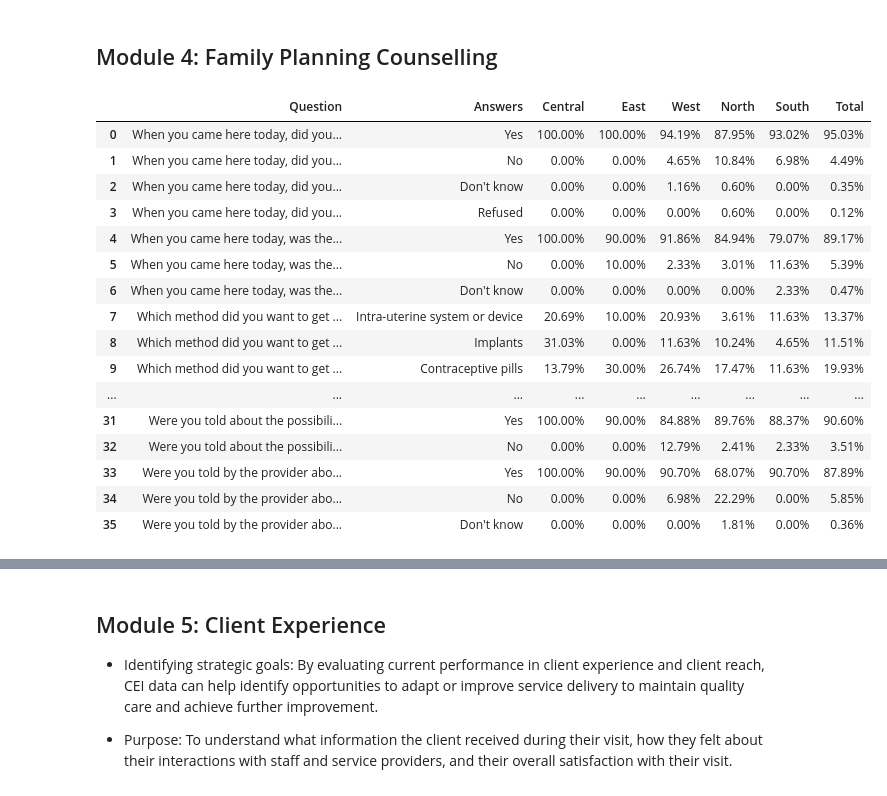
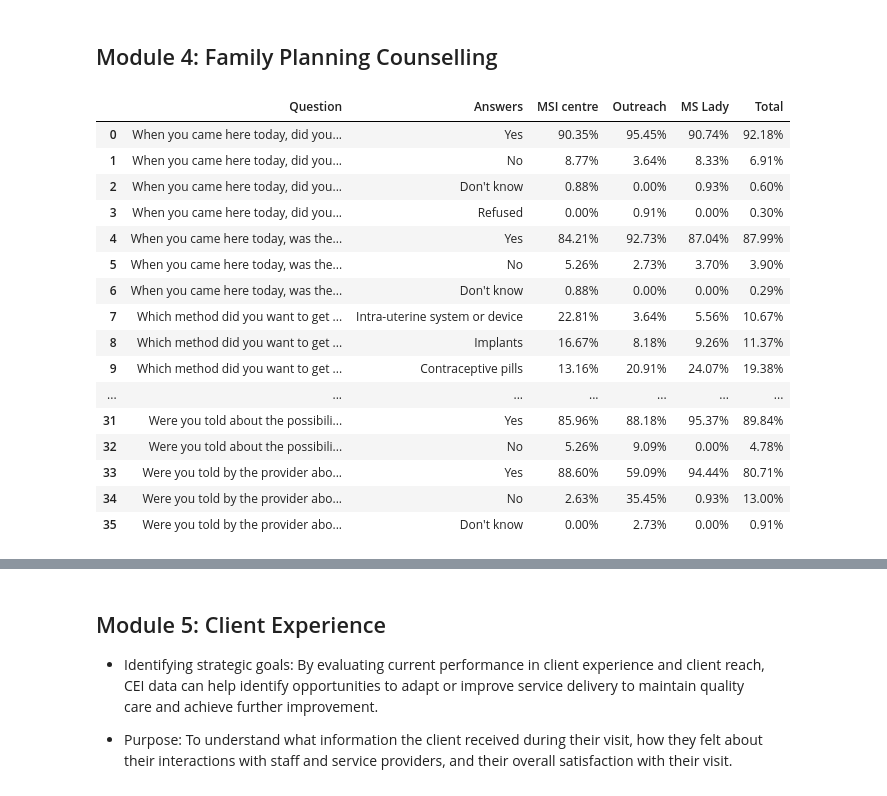
Before and after one commit to Mirwais-Farahi/MSIHealthServiceAnalytics, a Jupyter notebook: notebooks/02_data_analysis.ipynb, the cells around one changed output, grey strips where cells are left out. Cells and saved outputs as stored; diff of their text form; code cells hidden in the pictures.

```diff
--- a/notebooks/02_data_analysis.ipynb
+++ b/notebooks/02_data_analysis.ipynb
@@ -748,51 +746,50 @@ files.download(file_path)
 # %%
 family_planning_counselling_variables = {
     'WNTMETH': 'When you came here today, did you want to receive a method of contraception from?',
     'SPCMTH': 'When you came here today, was there a specific FP method you wanted to get?',
     'WAMETH': 'Which method did you want to get when you came here today?',
     'RECMETH': 'Did you receive a method of contraception, or a referral to receive a method?',
     'CHMETH': 'Did you receive the method you wanted, or a referral for the method you wanted?',
     'METHNO': "What was the main reason you didn't receive a method or a referral for a method?",
     'CMREASON': 'You mentioned that you did not want or weren’t sure if you wanted a method of contraception?',
     'RECCOUN': 'Did the provider tell you about any potential side effects or problems you may experience?',
     'FOLLUP': 'Were you told what to do if you experience any side effects or problems as a result?',
     'CONTUSE': 'Were you told about the possibility of switching to another method if the method you selected was not suitable?',
     'OTHERMETH': 'Were you told by the provider about other methods of contraception besides the one chosen?'
 }
 
 
 
 variable_list = list(family_planning_counselling_variables.keys())
-regions = ['Central', 'East', 'West', 'North', 'South']  # Specify regions
 
 # Generate the summary table
 family_planning_counselling_table = summary_percentage_table(
     data,
     variable_list,
     family_planning_counselling_variables,
-    regions_column='REGION',
-    regions=regions
+    channels_column='FACTYPE',
+    channels=channels
 )
 
 # Display the result
 family_planning_counselling_table
 # %% [output]
-|  | Question | Answers | Central | East | West | North | South | Total |
-| 0 | When you came here today, did you... | Yes | 100.00% | 100.00% | 94.19% | 87.95% | 93.02% | 95.03% |
-| 1 | When you came here today, did you... | No | 0.00% | 0.00% | 4.65% | 10.84% | 6.98% | 4.49% |
-| 2 | When you came here today, did you... | Don't know | 0.00% | 0.00% | 1.16% | 0.60% | 0.00% | 0.35% |
-| 3 | When you came here today, did you... | Refused | 0.00% | 0.00% | 0.00% | 0.60% | 0.00% | 0.12% |
-| 4 | When you came here today, was the... | Yes | 100.00% | 90.00% | 91.86% | 84.94% | 79.07% | 89.17% |
-| 5 | When you came here today, was the... | No | 0.00% | 10.00% | 2.33% | 3.01% | 11.63% | 5.39% |
-| 6 | When you came here today, was the... | Don't know | 0.00% | 0.00% | 0.00% | 0.00% | 2.33% | 0.47% |
-| 7 | Which method did you want to get ... | Intra-uterine system or device | 20.69% | 10.00% | 20.93% | 3.61% | 11.63% | 13.37% |
-| 8 | Which method did you want to get ... | Implants | 31.03% | 0.00% | 11.63% | 10.24% | 4.65% | 11.51% |
-| 9 | Which method did you want to get ... | Contraceptive pills | 13.79% | 30.00% | 26.74% | 17.47% | 11.63% | 19.93% |
-| ... | ... | ... | ... | ... | ... | ... | ... | ... |
-| 31 | Were you told about the possibili... | Yes | 100.00% | 90.00% | 84.88% | 89.76% | 88.37% | 90.60% |
-| 32 | Were you told about the possibili... | No | 0.00% | 0.00% | 12.79% | 2.41% | 2.33% | 3.51% |
-| 33 | Were you told by the provider abo... | Yes | 100.00% | 90.00% | 90.70% | 68.07% | 90.70% | 87.89% |
-| 34 | Were you told by the provider abo... | No | 0.00% | 0.00% | 6.98% | 22.29% | 0.00% | 5.85% |
-| 35 | Were you told by the provider abo... | Don't know | 0.00% | 0.00% | 0.00% | 1.81% | 0.00% | 0.36% |
+|  | Question | Answers | MSI centre | Outreach | MS Lady | Total |
+| 0 | When you came here today, did you... | Yes | 90.35% | 95.45% | 90.74% | 92.18% |
+| 1 | When you came here today, did you... | No | 8.77% | 3.64% | 8.33% | 6.91% |
+| 2 | When you came here today, did you... | Don't know | 0.88% | 0.00% | 0.93% | 0.60% |
+| 3 | When you came here today, did you... | Refused | 0.00% | 0.91% | 0.00% | 0.30% |
+| 4 | When you came here today, was the... | Yes | 84.21% | 92.73% | 87.04% | 87.99% |
+| 5 | When you came here today, was the... | No | 5.26% | 2.73% | 3.70% | 3.90% |
+| 6 | When you came here today, was the... | Don't know | 0.88% | 0.00% | 0.00% | 0.29% |
+| 7 | Which method did you want to get ... | Intra-uterine system or device | 22.81% | 3.64% | 5.56% | 10.67% |
+| 8 | Which method did you want to get ... | Implants | 16.67% | 8.18% | 9.26% | 11.37% |
+| 9 | Which method did you want to get ... | Contraceptive pills | 13.16% | 20.91% | 24.07% | 19.38% |
+| ... | ... | ... | ... | ... | ... | ... |
+| 31 | Were you told about the possibili... | Yes | 85.96% | 88.18% | 95.37% | 89.84% |
+| 32 | Were you told about the possibili... | No | 5.26% | 9.09% | 0.00% | 4.78% |
+| 33 | Were you told by the provider abo... | Yes | 88.60% | 59.09% | 94.44% | 80.71% |
+| 34 | Were you told by the provider abo... | No | 2.63% | 35.45% | 0.93% | 13.00% |
+| 35 | Were you told by the provider abo... | Don't know | 0.00% | 2.73% | 0.00% | 0.91% |
 # %%
 # Save the summary table to an Excel file
```
Also changed, not shown: parts of 36 cells of this notebook, 1 other file.
